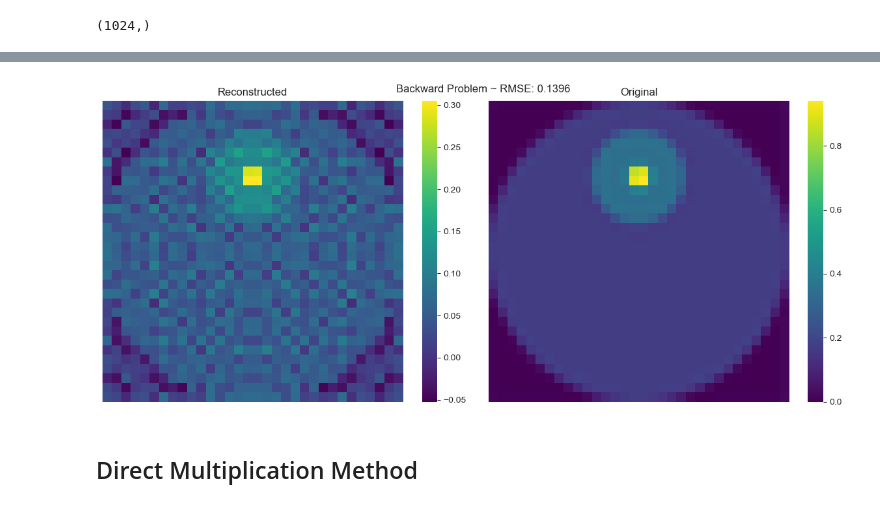
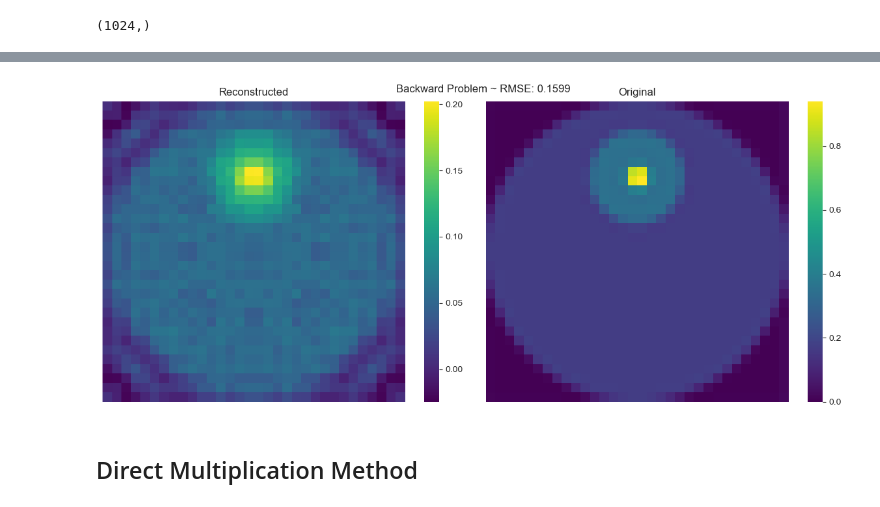
Before and after one commit to aakashks/CT-Reconstruction-2D, a Jupyter notebook: test_notebooks/balanced_data2.ipynb, the cells around one changed output, grey strips where cells are left out. Cells and saved outputs as stored; diff of their text form; code cells hidden in the pictures.

```diff
--- a/test_notebooks/balanced_data2.ipynb
+++ b/test_notebooks/balanced_data2.ipynb
@@ -53,10 +53,10 @@ Matrix has Rank = 941
 # %%
 x_img = recon.solve(d)
 # plt.imshow(x_img)
 
-plot_images(x_img, phantom_img, title='Backward Problem ~ ')
+plot_images(convolute(x_img), phantom_img, title='Backward Problem ~ ')
 # %% [output]
-[figure, old version]
+[figure, new version]
 # %% [markdown]
 ## Direct Multiplication Method
 # %%
```
Also changed, not shown: parts of 2 cells of this notebook, 1 other file.
